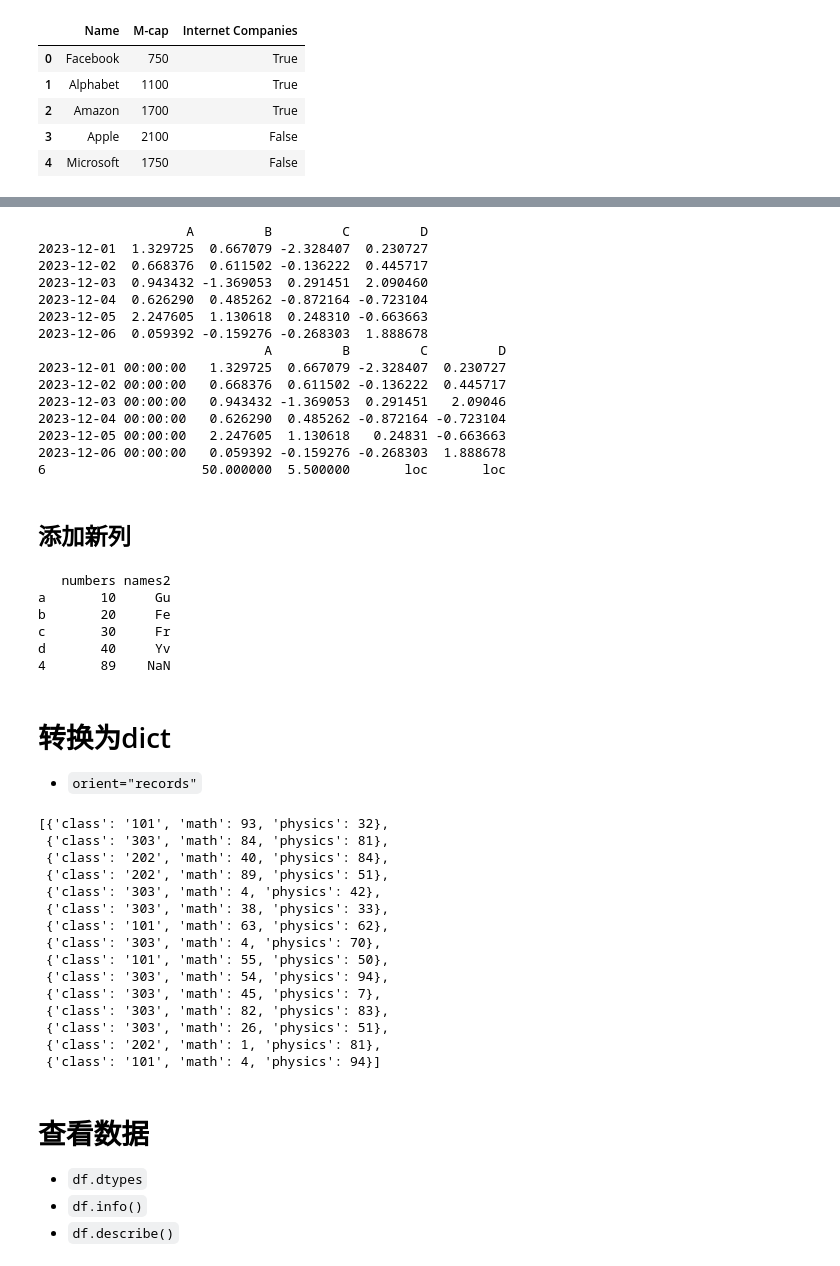
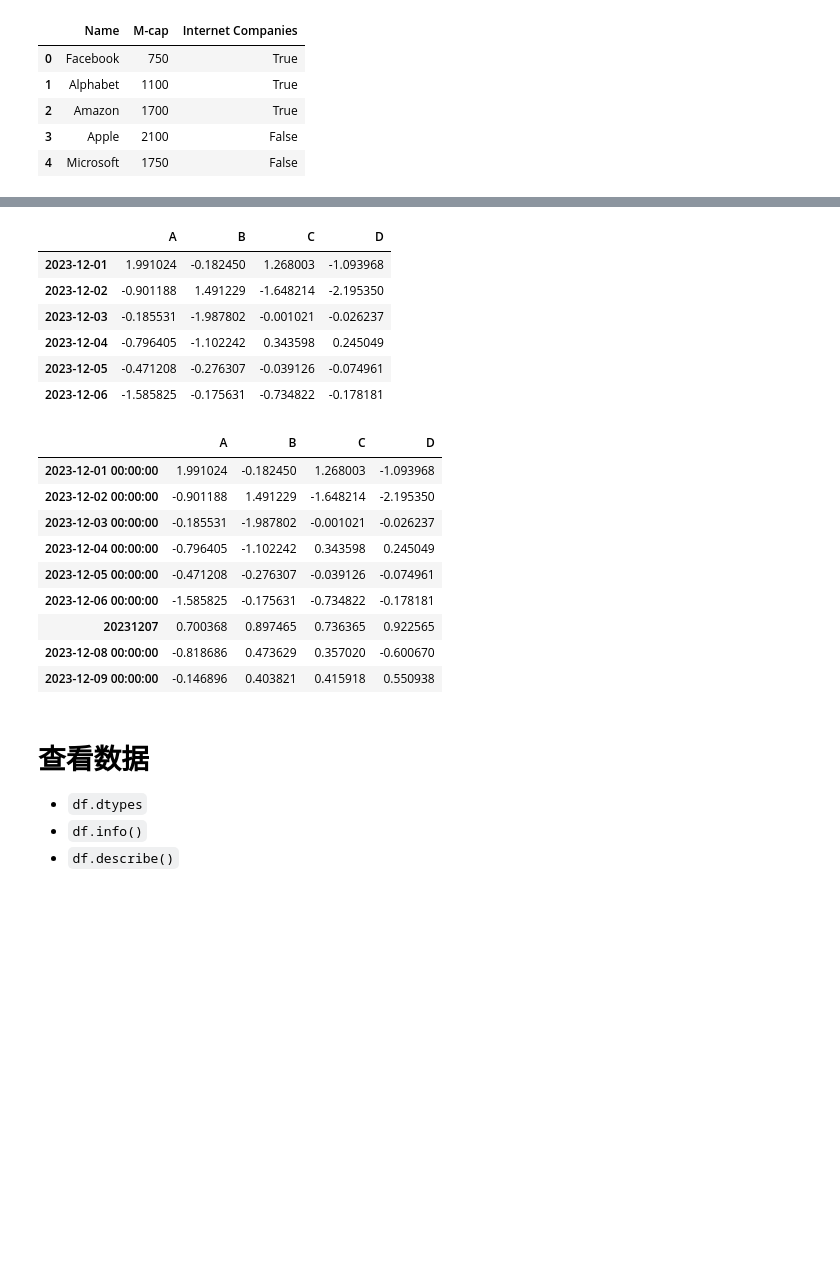
Before and after one commit to tcfh2016/knowledge-map, a Jupyter notebook: Techs/data-science/pandas/crud/creat/use_dataframe.ipynb, the cells around one changed output, grey strips where cells are left out. Drawn from its saved outputs; the diff is of its cells as text; code cells hidden in the pictures; blank space fills up the shorter version.

```diff
--- a/Techs/data-science/pandas/crud/creat/use_dataframe.ipynb
+++ b/Techs/data-science/pandas/crud/creat/use_dataframe.ipynb
@@ -197,61 +239,33 @@ import pandas as pd
 
 dates = pd.date_range('20231201', periods=6)
 df = pd.DataFrame(np.random.randn(6, 4), index=dates, columns=list('ABCD'))
-print(df)
-
-df.loc[len(df)] = [50, 5.5, 'loc', 'loc']
-print(df)
+df
 # %% [output]
-                   A         B         C         D
-2023-12-01  1.329725  0.667079 -2.328407  0.230727
-2023-12-02  0.668376  0.611502 -0.136222  0.445717
-2023-12-03  0.943432 -1.369053  0.291451  2.090460
-2023-12-04  0.626290  0.485262 -0.872164 -0.723104
-2023-12-05  2.247605  1.130618  0.248310 -0.663663
-2023-12-06  0.059392 -0.159276 -0.268303  1.888678
-                             A         B         C         D
-2023-12-01 00:00:00   1.329725  0.667079 -2.328407  0.230727
-2023-12-02 00:00:00   0.668376  0.611502 -0.136222  0.445717
-2023-12-03 00:00:00   0.943432 -1.369053  0.291451   2.09046
-2023-12-04 00:00:00   0.626290  0.485262 -0.872164 -0.723104
-2023-12-05 00:00:00   2.247605  1.130618   0.24831 -0.663663
-2023-12-06 00:00:00   0.059392 -0.159276 -0.268303  1.888678
-6                    50.000000  5.500000       loc       loc
+|  | A | B | C | D |
+| 2023-12-01 | 1.991024 | -0.182450 | 1.268003 | -1.093968 |
+| 2023-12-02 | -0.901188 | 1.491229 | -1.648214 | -2.195350 |
+| 2023-12-03 | -0.185531 | -1.987802 | -0.001021 | -0.026237 |
+| 2023-12-04 | -0.796405 | -1.102242 | 0.343598 | 0.245049 |
+| 2023-12-05 | -0.471208 | -0.276307 | -0.039126 | -0.074961 |
+| 2023-12-06 | -1.585825 | -0.175631 | -0.734822 | -0.178181 |
-# %% [markdown]
-## 添加新列
-# %%
-df['names2'] = pd.DataFrame(['Yv', 'Gu', 'Fe', 'Fr'],
-                            index=['d', 'a', 'b', 'c'])
-print(df)
-# %% [output]
-   numbers names2
-a       10     Gu
-b       20     Fe
-c       30     Fr
-d       40     Yv
-4       89    NaN
-# %% [markdown]
-# 转换为dict
-
-- `orient="records"`
-# %%
-df.to_dict(orient="records")
-# %% [output]
-[{'class': '101', 'math': 93, 'physics': 32},
- {'class': '303', 'math': 84, 'physics': 81},
- {'class': '202', 'math': 40, 'physics': 84},
- {'class': '202', 'math': 89, 'physics': 51},
- {'class': '303', 'math': 4, 'physics': 42},
- {'class': '303', 'math': 38, 'physics': 33},
- {'class': '101', 'math': 63, 'physics': 62},
- {'class': '303', 'math': 4, 'physics': 70},
- {'class': '101', 'math': 55, 'physics': 50},
- {'class': '303', 'math': 54, 'physics': 94},
- {'class': '303', 'math': 45, 'physics': 7},
- {'class': '303', 'math': 82, 'physics': 83},
- {'class': '303', 'math': 26, 'physics': 51},
- {'class': '202', 'math': 1, 'physics': 81},
- {'class': '101', 'math': 4, 'physics': 94}]
+# %%
+df.loc['20231207'] = np.random.rand(4)
+
+new_df = pd.DataFrame(np.random.randn(2, 4),
+                      index=pd.date_range('20231208', periods=2),
+                      columns=list('ABCD'))
+pd.concat([df, new_df])
+# %% [output]
+|  | A | B | C | D |
+| 2023-12-01 00:00:00 | 1.991024 | -0.182450 | 1.268003 | -1.093968 |
+| 2023-12-02 00:00:00 | -0.901188 | 1.491229 | -1.648214 | -2.195350 |
+| 2023-12-03 00:00:00 | -0.185531 | -1.987802 | -0.001021 | -0.026237 |
+| 2023-12-04 00:00:00 | -0.796405 | -1.102242 | 0.343598 | 0.245049 |
+| 2023-12-05 00:00:00 | -0.471208 | -0.276307 | -0.039126 | -0.074961 |
+| 2023-12-06 00:00:00 | -1.585825 | -0.175631 | -0.734822 | -0.178181 |
+| 20231207 | 0.700368 | 0.897465 | 0.736365 | 0.922565 |
+| 2023-12-08 00:00:00 | -0.818686 | 0.473629 | 0.357020 | -0.600670 |
+| 2023-12-09 00:00:00 | -0.146896 | 0.403821 | 0.415918 | 0.550938 |
 # %% [markdown]
 # 查看数据
 
```
Also changed, not shown: parts of 10 cells of this notebook, 6 other files.
